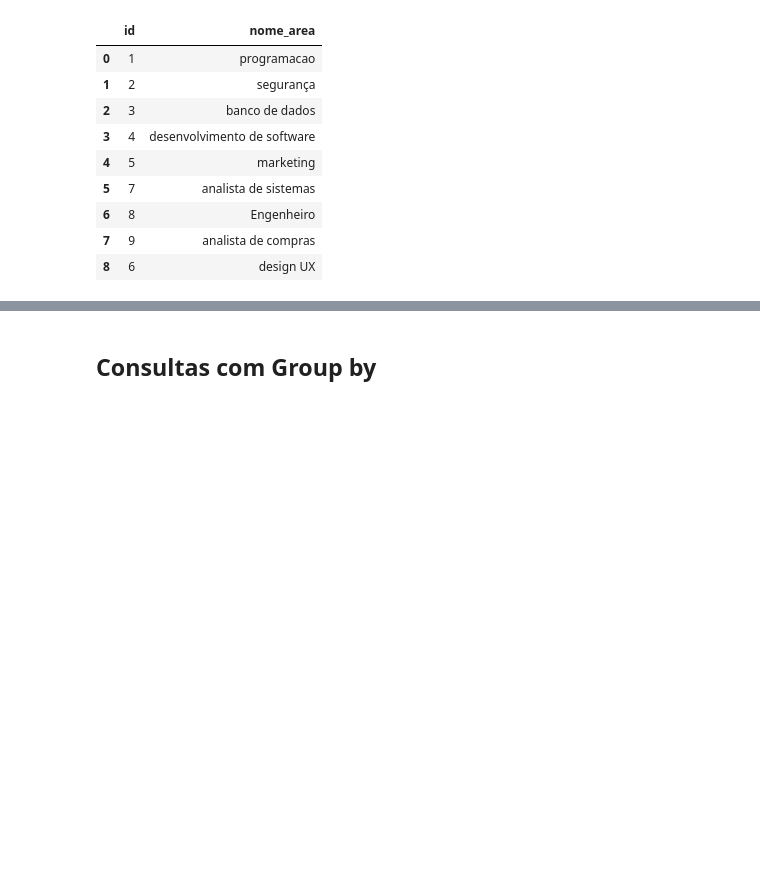
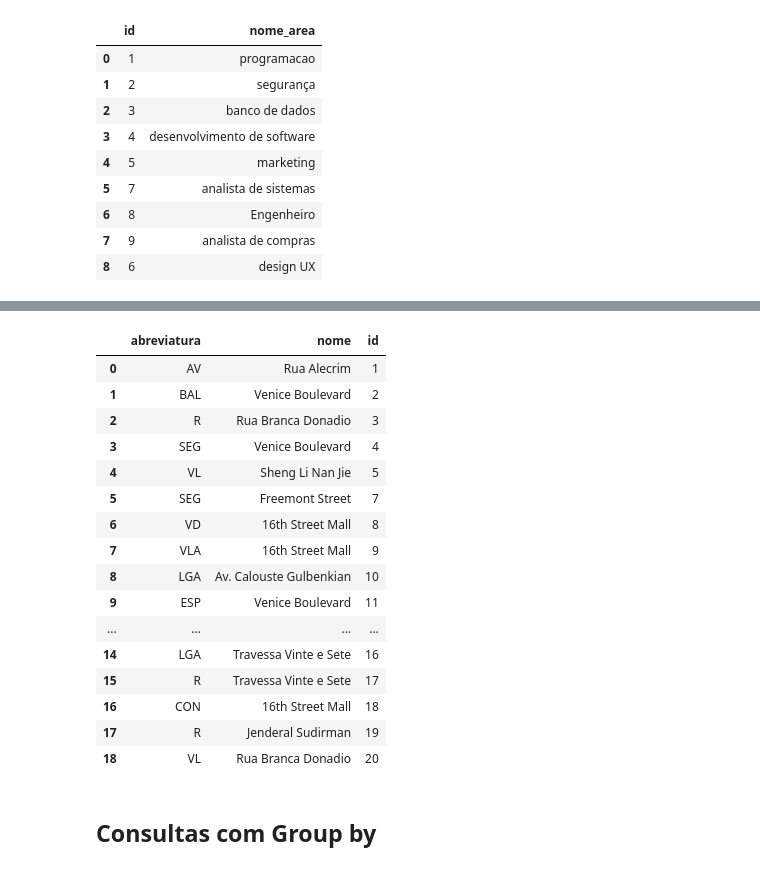
Before and after one commit to MateusLannes/Trabalho_BD1_2022, a Jupyter notebook: Files/ColabGHHL_Contrat.ipynb, the cells around one changed output, grey strips where cells are left out. Saved outputs shown, nothing was run; the diff lists cells and outputs as text; code cells hidden in the pictures; blank space fills up the shorter version.

```diff
--- a/Files/ColabGHHL_Contrat.ipynb
+++ b/Files/ColabGHHL_Contrat.ipynb
@@ -928,3 +1033,28 @@ res
+# %%
+#deleta logradouro de id = 7
+c=conn.cursor()
+c.execute("""delete from logradouro WHERE id = 6  """)
+res = pd.read_sql_query("""select tl.abreviatura, l.nome, l.id from logradouro as l join tipo_logradouro as tl on(l.fk_tipo_logradouro=tl.id) order by l.id""",conn)
+conn.commit()
+res
+# %% [output]
+|  | abreviatura | nome | id |
+| 0 | AV | Rua Alecrim | 1 |
+| 1 | BAL | Venice Boulevard | 2 |
+| 2 | R | Rua Branca Donadio | 3 |
+| 3 | SEG | Venice Boulevard | 4 |
+| 4 | VL | Sheng Li Nan Jie | 5 |
+| 5 | SEG | Freemont Street | 7 |
+| 6 | VD | 16th Street Mall | 8 |
+| 7 | VLA | 16th Street Mall | 9 |
+| 8 | LGA | Av. Calouste Gulbenkian | 10 |
+| 9 | ESP | Venice Boulevard | 11 |
+| ... | ... | ... | ... |
+| 14 | LGA | Travessa Vinte e Sete | 16 |
+| 15 | R | Travessa Vinte e Sete | 17 |
+| 16 | CON | 16th Street Mall | 18 |
+| 17 | R | Jenderal Sudirman | 19 |
+| 18 | VL | Rua Branca Donadio | 20 |
 # %% [markdown]
 ## Consultas com Group by
 # %%
```
Also changed, not shown: parts of 14 cells of this notebook.
